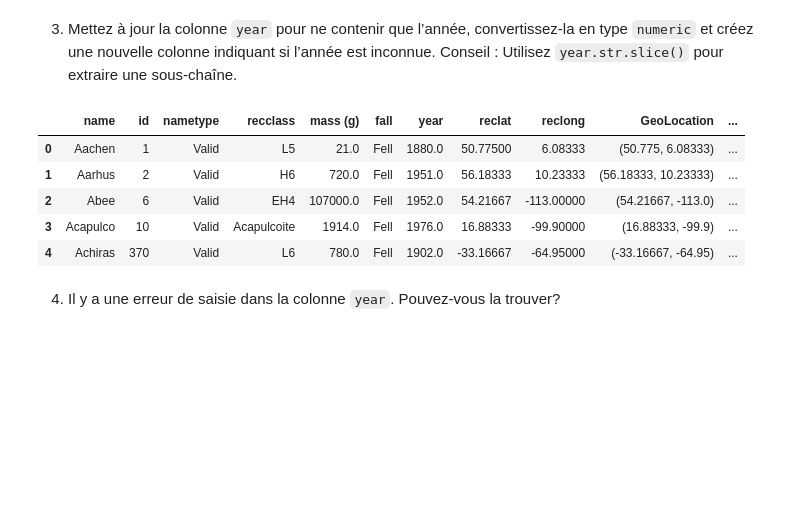
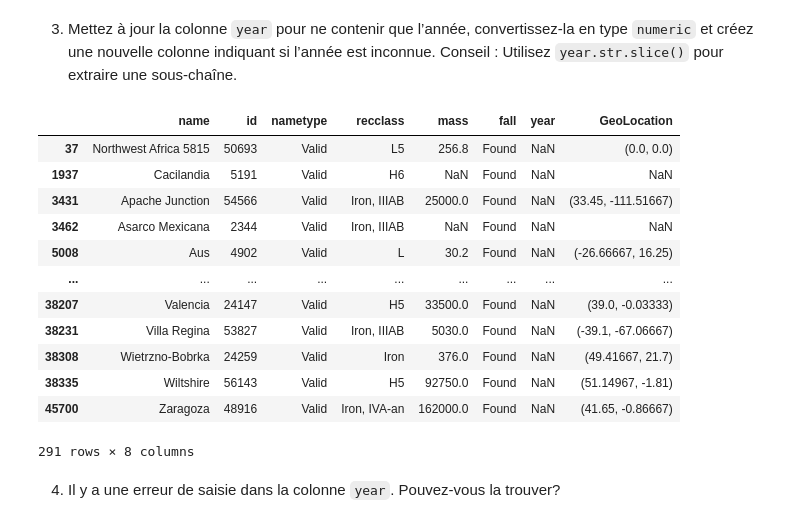
Before and after one commit to mar1shell/ENSAMC-CS-AI, a Jupyter notebook: Semester-3/Data-Science/workshops/Workshop-2/Solutions/Pandas Labs_Section 2.ipynb, the cells around one changed output. Drawn from its saved outputs; the diff is of its cells as text; code cells hidden in the pictures; blank space fills up the shorter version.

```diff
--- a/Semester-3/Data-Science/workshops/Workshop-2/Solutions/Pandas Labs_Section 2.ipynb
+++ b/Semester-3/Data-Science/workshops/Workshop-2/Solutions/Pandas Labs_Section 2.ipynb
@@ -665,7 +672,7 @@ tsa_melted_holiday_travel.loc['2020'].assign(
 # %%
 import pandas as pd
 
-meteorites = pd.read_csv('../datasets/Meteorite_Landings.csv')
+meteorites = pd.read_csv('../../datasets/Meteorite_Landings.csv')
 meteorites.head()
 # %% [output]
 |  | name | id | nametype | recclass | mass (g) | fall | year | reclat | reclong | GeoLocation |
@@ -690,16 +697,22 @@ meteorites.head()
 3. Mettez à jour la colonne `year` pour ne contenir que l’année, convertissez-la en type `numeric` et créez une nouvelle colonne indiquant si l’année est inconnue. Conseil : Utilisez `year.str.slice()` pour extraire une sous-chaîne.
 # %%
 meteorites['year'] = meteorites['year'].str.slice(6, 10)
-meteorites['year_unknown'] = meteorites['year'].isna() | (meteorites['year'] == '')
-meteorites['year'] = pd.to_numeric(meteorites['year'], errors='coerce')
-meteorites.head()
-# %% [output]
-|  | name | id | nametype | recclass | mass (g) | fall | year | reclat | reclong | GeoLocation | ... |
-| 0 | Aachen | 1 | Valid | L5 | 21.0 | Fell | 1880.0 | 50.77500 | 6.08333 | (50.775, 6.08333) | ... |
-| 1 | Aarhus | 2 | Valid | H6 | 720.0 | Fell | 1951.0 | 56.18333 | 10.23333 | (56.18333, 10.23333) | ... |
-| 2 | Abee | 6 | Valid | EH4 | 107000.0 | Fell | 1952.0 | 54.21667 | -113.00000 | (54.21667, -113.0) | ... |
-| 3 | Acapulco | 10 | Valid | Acapulcoite | 1914.0 | Fell | 1976.0 | 16.88333 | -99.90000 | (16.88333, -99.9) | ... |
-| 4 | Achiras | 370 | Valid | L6 | 780.0 | Fell | 1902.0 | -33.16667 | -64.95000 | (-33.16667, -64.95) | ... |
+# %%
+meteorites[meteorites["year"].isnull()]
+# %% [output]
+|  | name | id | nametype | recclass | mass | fall | year | GeoLocation |
+| 37 | Northwest Africa 5815 | 50693 | Valid | L5 | 256.8 | Found | NaN | (0.0, 0.0) |
+| 1937 | Cacilandia | 5191 | Valid | H6 | NaN | Found | NaN | NaN |
+| 3431 | Apache Junction | 54566 | Valid | Iron, IIIAB | 25000.0 | Found | NaN | (33.45, -111.51667) |
+| 3462 | Asarco Mexicana | 2344 | Valid | Iron, IIIAB | NaN | Found | NaN | NaN |
+| 5008 | Aus | 4902 | Valid | L | 30.2 | Found | NaN | (-26.66667, 16.25) |
+| ... | ... | ... | ... | ... | ... | ... | ... | ... |
+| 38207 | Valencia | 24147 | Valid | H5 | 33500.0 | Found | NaN | (39.0, -0.03333) |
+| 38231 | Villa Regina | 53827 | Valid | Iron, IIIAB | 5030.0 | Found | NaN | (-39.1, -67.06667) |
+| 38308 | Wietrzno-Bobrka | 24259 | Valid | Iron | 376.0 | Found | NaN | (49.41667, 21.7) |
+| 38335 | Wiltshire | 56143 | Valid | H5 | 92750.0 | Found | NaN | (51.14967, -1.81) |
+| 45700 | Zaragoza | 48916 | Valid | Iron, IVA-an | 162000.0 | Found | NaN | (41.65, -0.86667) |
+291 rows × 8 columns
 # %% [markdown]
 4. Il y a une erreur de saisie dans la colonne  `year`. Pouvez-vous la trouver?
 # %%
```
Also changed, not shown: parts of 4 cells of this notebook, 41 other files.
